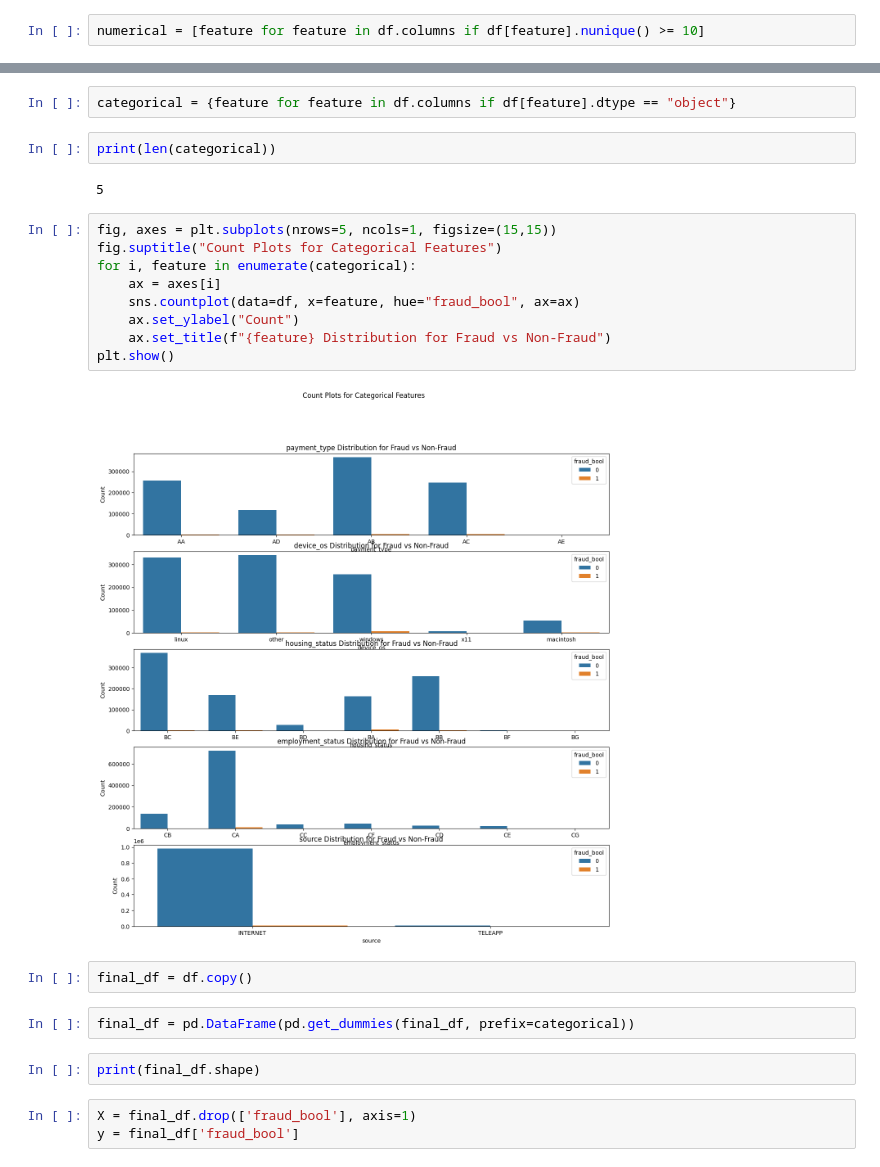
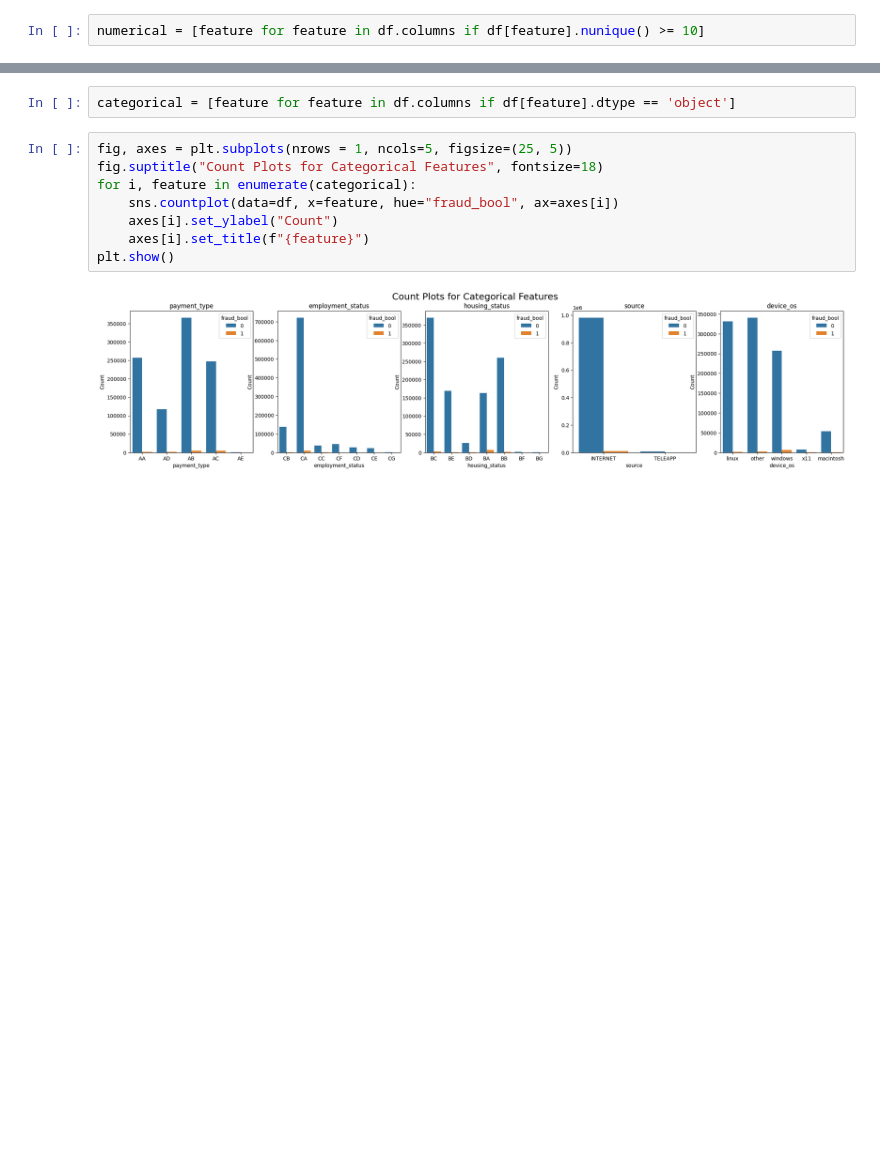
Before and after one commit to Nikhil172913832/Bank_fraud, a Jupyter notebook: BAF.ipynb, the cells around one changed output, grey strips where cells are left out. Drawn from its saved outputs; the diff is of its cells as text; blank space fills up the shorter version.

```diff
--- a/BAF.ipynb
+++ b/BAF.ipynb
@@ -125,26 +56,12 @@ plt.show()
 # %%
-categorical = {feature for feature in df.columns if df[feature].dtype == "object"}
+categorical = [feature for feature in df.columns if df[feature].dtype == 'object']
-# %%
-print(len(categorical))
-# %% [output]
-5
 # %%
-fig, axes = plt.subplots(nrows=5, ncols=1, figsize=(15,15))
-fig.suptitle("Count Plots for Categorical Features")
+fig, axes = plt.subplots(nrows = 1, ncols=5, figsize=(25, 5))
+fig.suptitle("Count Plots for Categorical Features", fontsize=18)
 for i, feature in enumerate(categorical):
-    ax = axes[i]
-    sns.countplot(data=df, x=feature, hue="fraud_bool", ax=ax)
-    ax.set_ylabel("Count")
-    ax.set_title(f"{feature} Distribution for Fraud vs Non-Fraud")
+    sns.countplot(data=df, x=feature, hue="fraud_bool", ax=axes[i])
+    axes[i].set_ylabel("Count")
+    axes[i].set_title(f"{feature}")
 plt.show()
 # %% [output]
-[figure, old version]
+[figure, new version]
-# %%
-final_df = df.copy()
-# %%
-final_df = pd.DataFrame(pd.get_dummies(final_df, prefix=categorical))
-# %%
-print(final_df.shape)
-# %%
-X = final_df.drop(['fraud_bool'], axis=1)
-y = final_df['fraud_bool']
```
Also changed, not shown: parts of 22 cells of this notebook.
